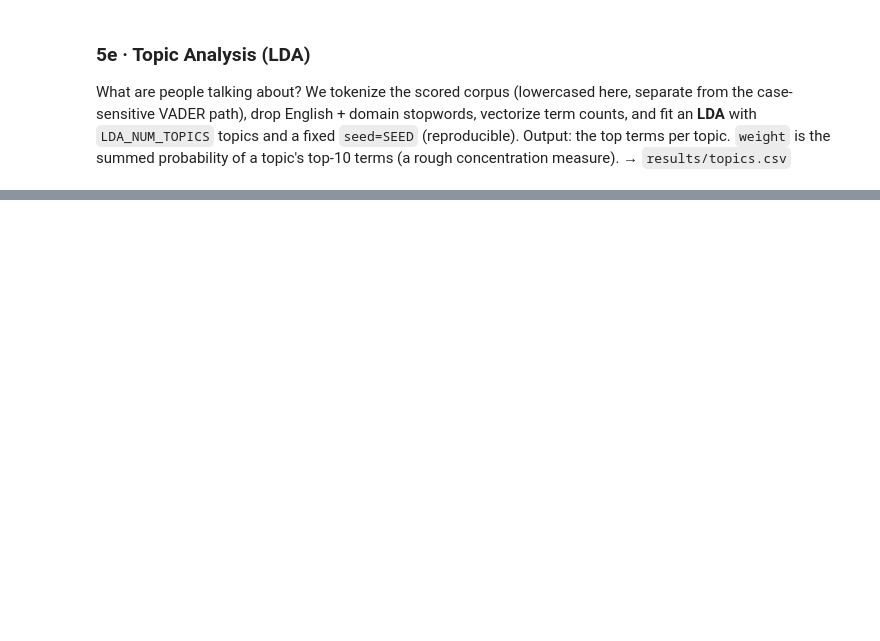
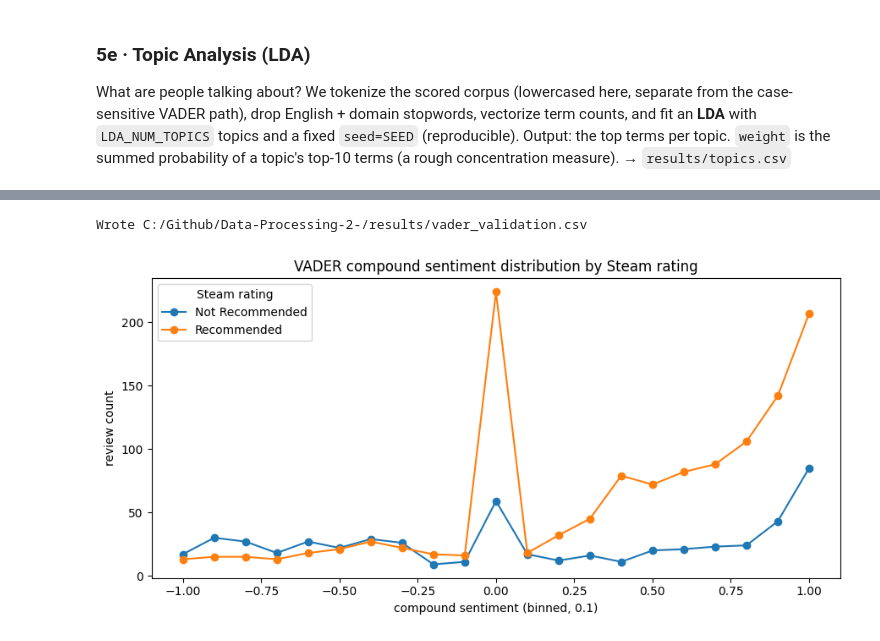
Before and after one commit to luwu5-bit/Sentiment-Analysis-Cyberpunk2077, a Jupyter notebook: notebooks/pipeline.ipynb, the cells around one changed output, grey strips where cells are left out. Drawn from its saved outputs; the diff is of its cells as text; code cells hidden in the pictures; blank space fills up the shorter version.

```diff
--- a/notebooks/pipeline.ipynb
+++ b/notebooks/pipeline.ipynb
@@ -792,0 +944,75 @@ Wrote C:/Github/Data-Processing-2-/results/topics.csv
+# %%
+# -------------------------------------------------------------
+# 5g · VADER validation against the Steam rating -> results/vader_validation.csv,
+#       results/figures/vader_validation.png
+# Steam reviews carry a human label (Recommended / Not Recommended); we use it as
+# ground truth to check that the VADER compound score is meaningful. Metrics:
+#   - mean compound per rating class (should be clearly higher for Recommended),
+#   - point-biserial correlation between compound and the binary label,
+#   - accuracy of the naive rule "compound > 0 => Recommended".
+# Scale-safe: all stats are computed in Spark; only tiny aggregates reach pandas.
+# -------------------------------------------------------------
+import pandas as pd
+import matplotlib.pyplot as plt
+
+scored = spark.read.parquet(PROCESSED + "scored/")
+val = (
+    scored
+    .filter((F.col("source") == "steam") & F.col("rating").isin("Recommended", "Not Recommended"))
+    .select("sentiment", "rating")
+    .withColumn("label", (F.col("rating") == "Recommended").cast("int"))   # 1 = Recommended
+)
+
+# Per-class mean/std (small aggregate).
+cls = (
+    val.groupBy("rating")
+    .agg(F.count("*").alias("n"),
+         F.round(F.mean("sentiment"), 4).alias("mean_sentiment"),
+         F.round(F.stddev_samp("sentiment"), 4).alias("std_sentiment"))
+    .toPandas()
+)
+
+# Overall metrics (computed in Spark; scalars only to the driver).
+corr = val.stat.corr("sentiment", "label")                    # point-biserial correlation
+acc = (
+    val.withColumn("correct", ((F.col("sentiment") > 0).cast("int") == F.col("label")).cast("int"))
+    .agg(F.mean("correct")).first()[0]                        # accuracy of "compound > 0 => Recommended"
+)
+n_total = int(cls["n"].sum())
+
+# Tidy metric/value summary -> one CSV.
+rows = []
+for _, r in cls.iterrows():
+    key = r["rating"].replace(" ", "_")
+    rows.append({"metric": f"n_{key}", "value": int(r["n"])})
+    rows.append({"metric": f"mean_sentiment_{key}", "value": r["mean_sentiment"]})
+rows += [
+    {"metric": "n_total", "value": n_total},
+    {"metric": "point_biserial_corr", "value": round(float(corr), 4)},
+    {"metric": "accuracy_thresh0", "value": round(float(acc), 4)},
+]
+summary = pd.DataFrame(rows)
+summary.to_csv(RESULTS + "vader_validation.csv", index=False)
+print("Wrote", RESULTS + "vader_validation.csv")
+
+# Distribution figure: bin the compound score in Spark (0.1 steps), plot the small result.
+hist = (
+    val.withColumn("bin", F.round("sentiment", 1))
+    .groupBy("rating", "bin").count()
+    .toPandas()
+)
+fig, ax = plt.subplots(figsize=(9, 4.5))
+for rating, g in hist.groupby("rating"):
+    g = g.sort_values("bin")
+    ax.plot(g["bin"], g["count"], marker="o", label=rating)
+ax.set_title("VADER compound sentiment distribution by Steam rating")
+ax.set_xlabel("compound sentiment (binned, 0.1)"); ax.set_ylabel("review count")
+ax.legend(title="Steam rating")
+fig.tight_layout()
+fig.savefig(FIGURES + "vader_validation.png", dpi=150)
+plt.show()
+print("Wrote", FIGURES + "vader_validation.png")
+print(summary.to_string(index=False))
+# %% [output]
+Wrote C:/Github/Data-Processing-2-/results/vader_validation.csv
+[figure, added]
```
Also changed, not shown: parts of 19 cells of this notebook, 18 other files.
